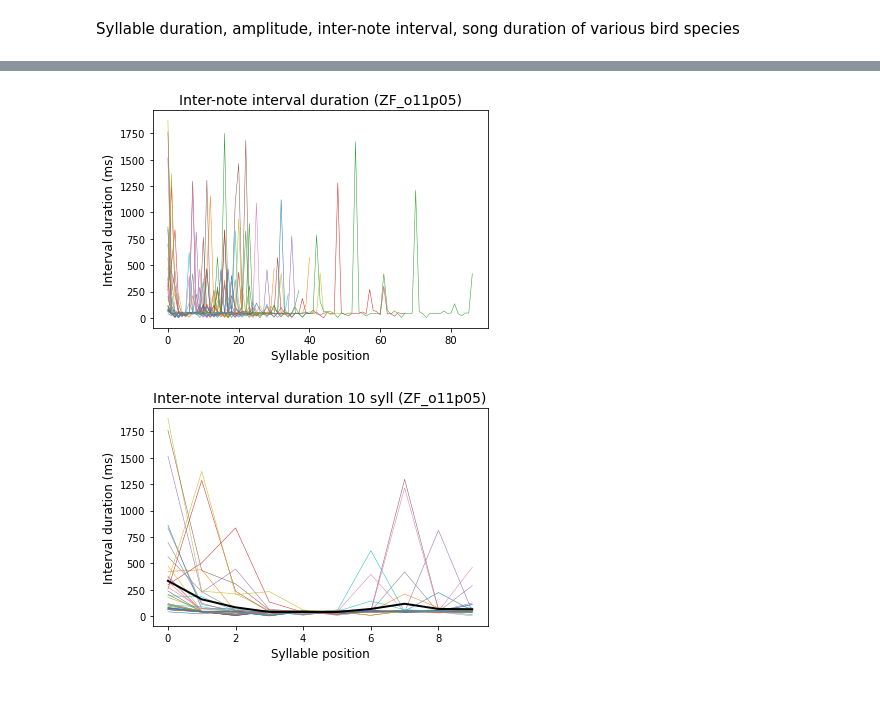
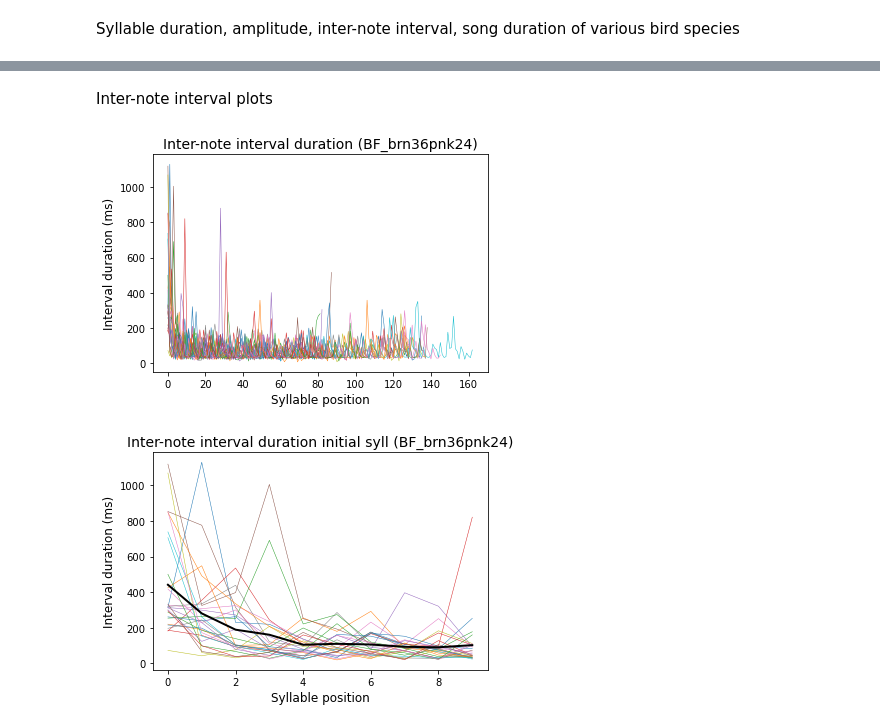
Before and after one commit to vasudha-kulkarni/IN-comparative-analysis, a Jupyter notebook: Quantifying_differences.ipynb, the cells around one changed output, grey strips where cells are left out. Saved outputs shown, nothing was run; the diff lists cells and outputs as text; code cells hidden in the pictures; blank space fills up the shorter version.

```diff
--- a/Quantifying_differences.ipynb
+++ b/Quantifying_differences.ipynb
@@ -424,29 +438,0 @@ plt.savefig('03 duration all syllables ZFo11p05.png', dpi = 600)
-# %%
-#Syllable durations
-duration = []
-for i in range(len(song_motif)):
-    d = song_motif[i][' Syll Duration (sec)']
-    d = d.tolist()[1:11]
-    duration.append(d)
-
-dur_10syl = np.array([np.array(i) for i in duration])
-
-for i in range(len(song_motif)):
-    bout = song_motif[i]
-    dur = bout[' Syll Duration (sec)']
-    dur = dur.tolist()
-    dur = dur[:10]
-    x = np.arange(10)
-    plt.plot(x, dur, linewidth = 0.5)
-
-#plot the average values of first 10 syllables
-xaxis = np.arange(10)
-plt.plot(xaxis, mean_value(dur_10syl), 'k', linewidth = 2)
-
-plt.xlabel('Syllable position', fontsize = 12)
-plt.ylabel('Syllable duration (ms)', fontsize = 12)
-plt.title('Syllable duration of initial 10 syllables (ZF_o11p05)', fontsize = 14)
-
-plt.get_cmap('viridis')
-#plt.show()
-plt.savefig('04 duration 10 syllables ZFo11p05.png', dpi = 600)
@@ -455,3 +439,5 @@ plt.savefig('04 duration 10 syllables ZFo11p05.png', dpi = 600)
+# %% [markdown]
+Inter-note interval plots
 # %%
 #Calculating inter-note interval
 
@@ -480,42 +466,41 @@ for i in range(len(internote_int)):
 
 plt.xlabel('Syllable position', fontsize = 12)
 plt.ylabel('Interval duration (ms)', fontsize = 12)
-plt.title('Inter-note interval duration (ZF_o11p05)', fontsize = 14)
+plt.title('Inter-note interval duration (BF_brn36pnk24)', fontsize = 14)
 
-plt.get_cmap('viridis')
 #plt.show()
-plt.savefig('05 interval all syllables ZFo11p05.png', dpi = 600)
+plt.savefig('05 interval all syllables BF_brn36pnk24.png', dpi = 600)
 # %% [output]
-[figure, old version]
+[figure, new version]
 # %%
 #To plot first 10 internote interval duration
 
 int_all_syl = np.array([np.array(i) for i in internote_int])
 int_10syl = []
 
 for i in range(len(int_all_syl)):
     b = int_all_syl[i]
     b = b.tolist()
-    ten = b[:10]
-    int_10syl.append(ten)
+    b = b[:mml]
+    int_10syl.append(b)
 
-int_10syl = np.array(int_10syl)
+#int_10syl = np.array(int_10syl)
+int_10syl = np.array([np.array(i) for i in int_10syl])
 
 for i in range(len(internote_int)):
     y_temp = internote_int[i]
-    y = y_temp[:10]
+    y = y_temp[:mml]
     x = np.arange(len(y))
     plt.plot(x, y, linewidth = 0.5)
 
-xaxis = np.arange(10)
+xaxis = np.arange(mml)
 plt.plot(xaxis, mean_value(int_10syl), 'k', linewidth = 2)
 
 plt.xlabel('Syllable position', fontsize = 12)
 plt.ylabel('Interval duration (ms)', fontsize = 12)
-plt.title('Inter-note interval duration 10 syll (ZF_o11p05)', fontsize = 14)
+plt.title('Inter-note interval duration initial syll (BF_brn36pnk24)', fontsize = 14)
 
-plt.get_cmap('viridis')
 #plt.show()
-plt.savefig('06 interval 10 syllables ZFo11p05.png', dpi = 600)
+plt.savefig('06 interval syllables BF_brn36pnk24.png', dpi = 600)
 # %% [output]
-[figure, old version]
+[figure, new version]
```
Also changed, not shown: parts of 19 cells of this notebook, 1 other file.
